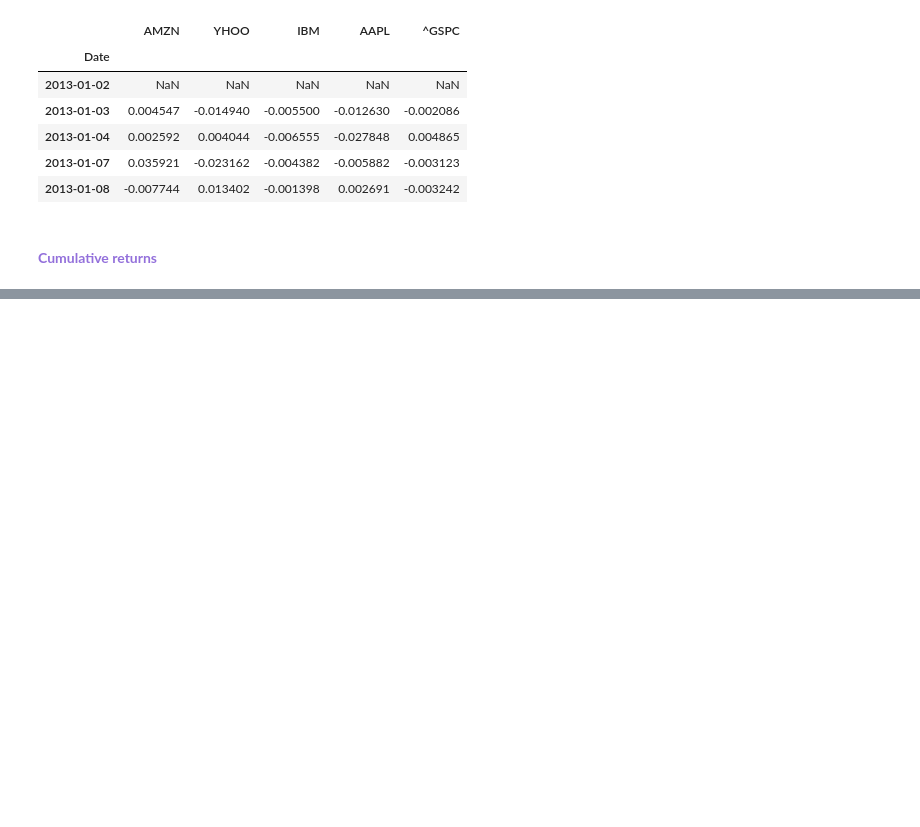
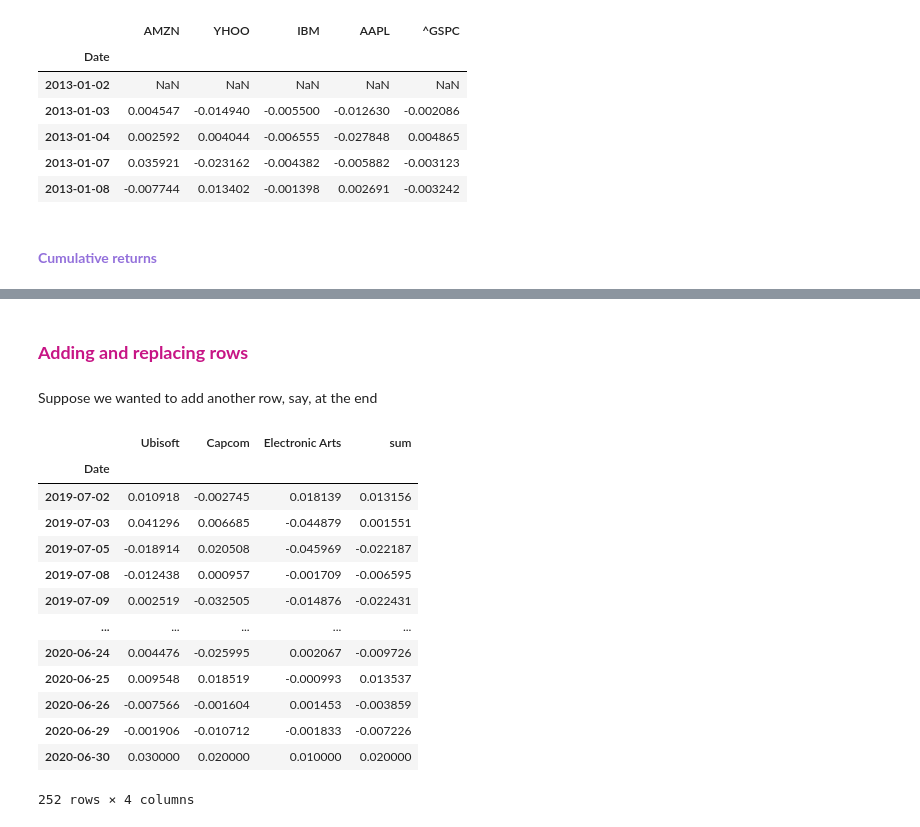
Before and after one commit to raketic-ognjen/Bootcamp_Lesson_8_Introduction-to-Pandas, a Jupyter notebook: bootcamp-lesson-8-introduction-to-pandas.ipynb, the cells around one changed output, grey strips where cells are left out. Saved outputs shown, nothing was run; the diff lists cells and outputs as text; code cells hidden in the pictures; blank space fills up the shorter version.

```diff
--- a/bootcamp-lesson-8-introduction-to-pandas.ipynb
+++ b/bootcamp-lesson-8-introduction-to-pandas.ipynb
@@ -1192,0 +1361,3 @@ We can calculate this also using the **diff()** and **shift()** methods.
+# %%
+df3['sum'] = df3.mean(axis=1)
+df3.head()
@@ -1192,0 +1372,22 @@ We can calculate this also using the **diff()** and **shift()** methods.
+# %% [markdown]
+### <font color='MediumVioletRed' style="font-size:20px"><b>Adding and replacing rows</b></font>
+# %% [markdown]
+Suppose we wanted to add another row, say, at the end
+# %%
+df3.loc['2020-06-30'] = [0.03,0.02,0.01,0.02]
+df3
+# %% [output]
+|  | Ubisoft | Capcom | Electronic Arts | sum |
+| Date |  |  |  |  |
+| 2019-07-02 | 0.010918 | -0.002745 | 0.018139 | 0.013156 |
+| 2019-07-03 | 0.041296 | 0.006685 | -0.044879 | 0.001551 |
+| 2019-07-05 | -0.018914 | 0.020508 | -0.045969 | -0.022187 |
+| 2019-07-08 | -0.012438 | 0.000957 | -0.001709 | -0.006595 |
+| 2019-07-09 | 0.002519 | -0.032505 | -0.014876 | -0.022431 |
+| ... | ... | ... | ... | ... |
+| 2020-06-24 | 0.004476 | -0.025995 | 0.002067 | -0.009726 |
+| 2020-06-25 | 0.009548 | 0.018519 | -0.000993 | 0.013537 |
+| 2020-06-26 | -0.007566 | -0.001604 | 0.001453 | -0.003859 |
+| 2020-06-29 | -0.001906 | -0.010712 | -0.001833 | -0.007226 |
+| 2020-06-30 | 0.030000 | 0.020000 | 0.010000 | 0.020000 |
+252 rows × 4 columns
```
Also changed, not shown: parts of 57 cells of this notebook.
